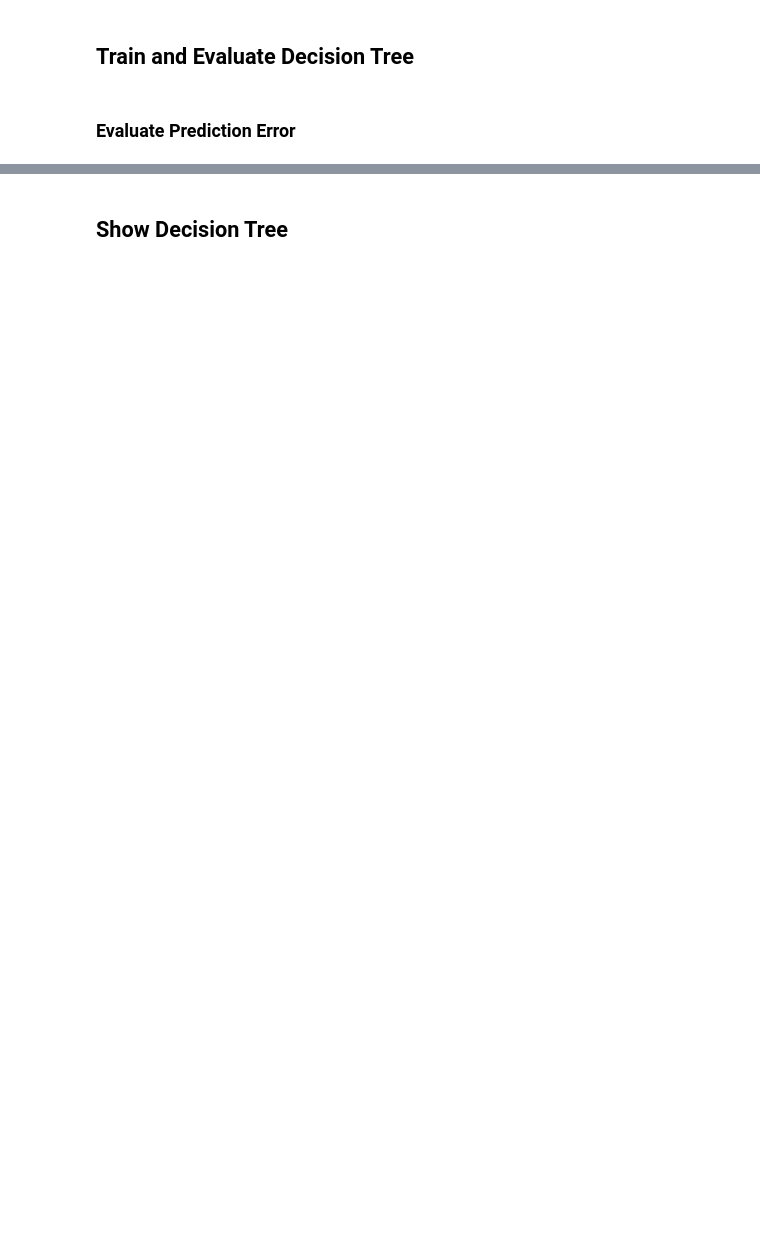
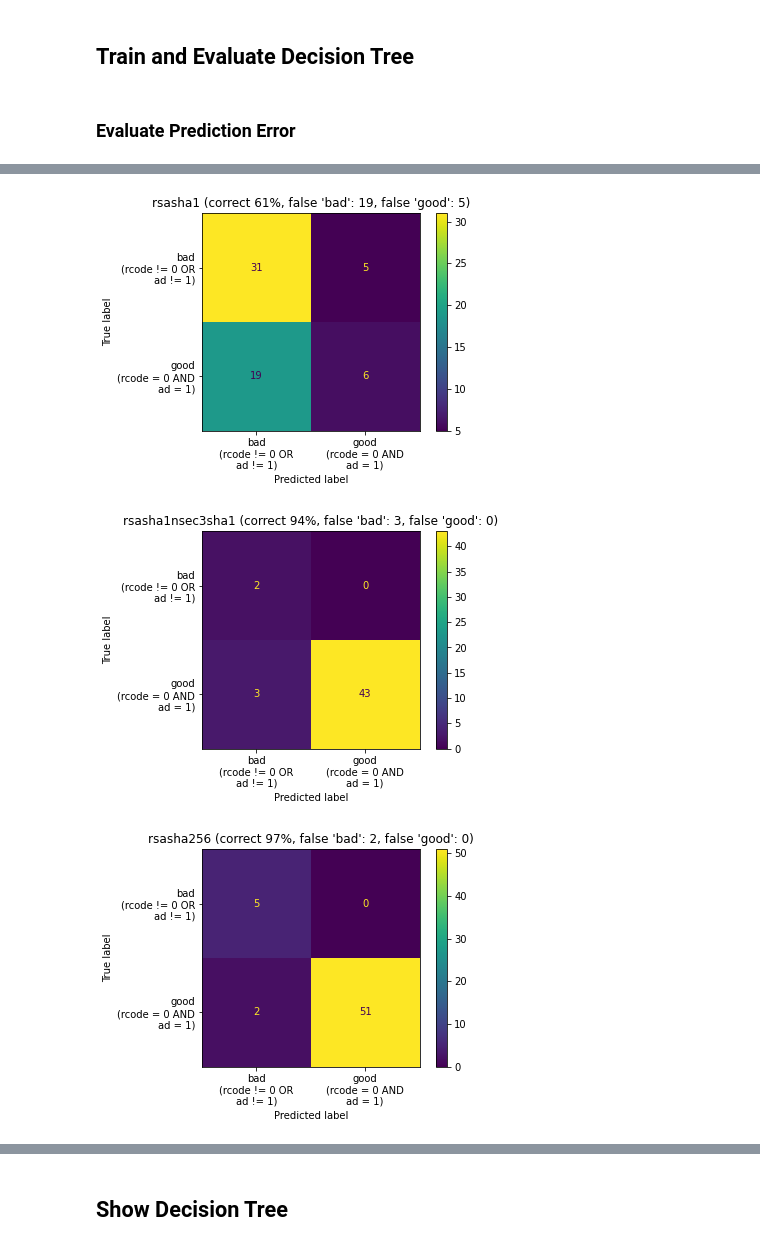
Before and after one commit to nils-wisiol/dns-downgrade-attack, a Jupyter notebook: analysis/Predicting Resolver Response Code Based on Query Headers and Zone Information.ipynb, the cells around one changed output, grey strips where cells are left out. Saved outputs shown, nothing was run; the diff lists cells and outputs as text; code cells hidden in the pictures; blank space fills up the shorter version.

Commit message:
Expands ML features, split for named/anon resolvers, add ML DT results

```diff
--- a/analysis/Predicting Resolver Response Code Based on Query Headers and Zone Information.ipynb
+++ b/analysis/Predicting Resolver Response Code Based on Query Headers and Zone Information.ipynb
@@ -46,3 +64 @@ ALGO_NUM = {name: num for num, name in ALGO_NAME.items()}
-# %%
-data['feature_zone_algorithm'] = data.apply(lambda row: ALGO_NUM[row['feature_zone_algorithm']], axis=1)
 # %%
@@ -64,2 +71,12 @@ t = t.fit(X_train, Y_train)
+# %%
+tree = {}
+
+for algo, d in data.items():
+    X = d[features]
+    Y = d[label]
+    X_train, X_test, Y_train, Y_test = sk.model_selection.train_test_split(X, Y, train_size=0.7, random_state=1)
+
+    tree[algo] = sk.tree.DecisionTreeClassifier()
+    tree[algo] = tree[algo].fit(X_train, Y_train)
 # %% [markdown]
 ### Evaluate Prediction Error
@@ -70,0 +83,21 @@ sklearn.metrics.plot_confusion_matrix(t, X_test, Y_test, display_labels=['OK', '
+# %%
+correct = {}
+
+for seed in range(10):
+    for algo, t in tree.items():
+        d = data[algo]
+        X = d[features]
+        Y = d[label]
+        X_train, X_test, Y_train, Y_test = sk.model_selection.train_test_split(X, Y, train_size=0.5, random_state=4)
+
+        #sklearn.metrics.plot_confusion_matrix(t, X_test, Y_test, display_labels=['bad\n(rcode != 0 OR\nad != 1)', 'good\n(rcode = 0 AND\nad = 1)'])
+        cm = sklearn.metrics.confusion_matrix(t.predict(X_test), Y_test)
+        c = np.sum(np.diagonal(cm))/len(Y_test)
+        title = f"{algo} (correct {c:.0%}, false 'bad': {cm[0,1]}, false 'good': {cm[1,0]})"
+        correct.setdefault(algo, [c]).append(c)
+        #plt.title(title)
+        #print(title)
+
+{
+    algo: np.round(np.mean(cs), 3) for algo, cs in correct.items()
+}
@@ -70,0 +113,16 @@ sklearn.metrics.plot_confusion_matrix(t, X_test, Y_test, display_labels=['OK', '
+# %%
+    for algo, t in tree.items():
+        d = data[algo]
+        X = d[features]
+        Y = d[label]
+        X_train, X_test, Y_train, Y_test = sk.model_selection.train_test_split(X, Y, train_size=0.5, random_state=4)
+
+        sklearn.metrics.plot_confusion_matrix(t, X_test, Y_test, display_labels=['bad\n(rcode != 0 OR\nad != 1)', 'good\n(rcode = 0 AND\nad = 1)'])
+        cm = sklearn.metrics.confusion_matrix(t.predict(X_test), Y_test)
+        c = np.sum(np.diagonal(cm))/len(Y_test)
+        title = f"{algo} (correct {c:.0%}, false 'bad': {cm[0,1]}, false 'good': {cm[1,0]})"
+        plt.title(title)
+# %% [output]
+[figure, added]
+[figure, added]
+[figure, added]
```
Also changed, not shown: parts of 25 cells of this notebook, 3 other files.
